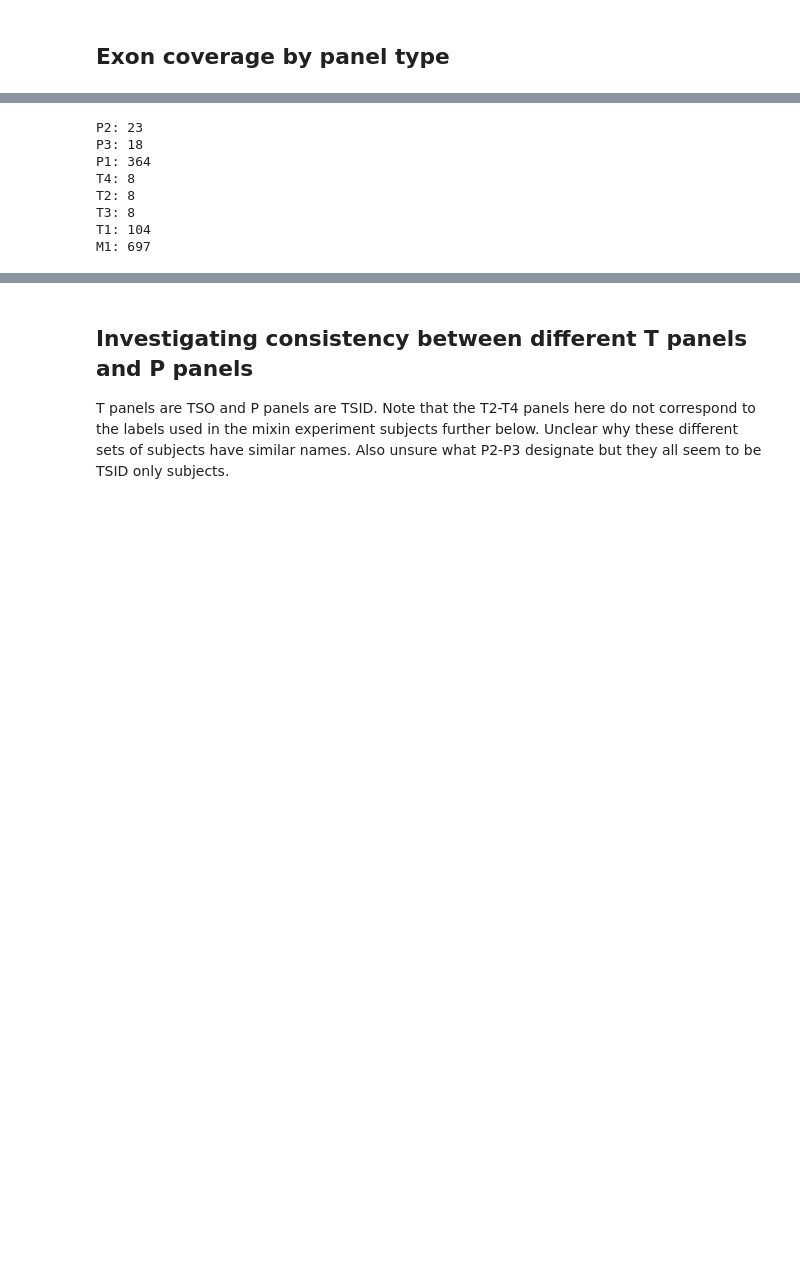
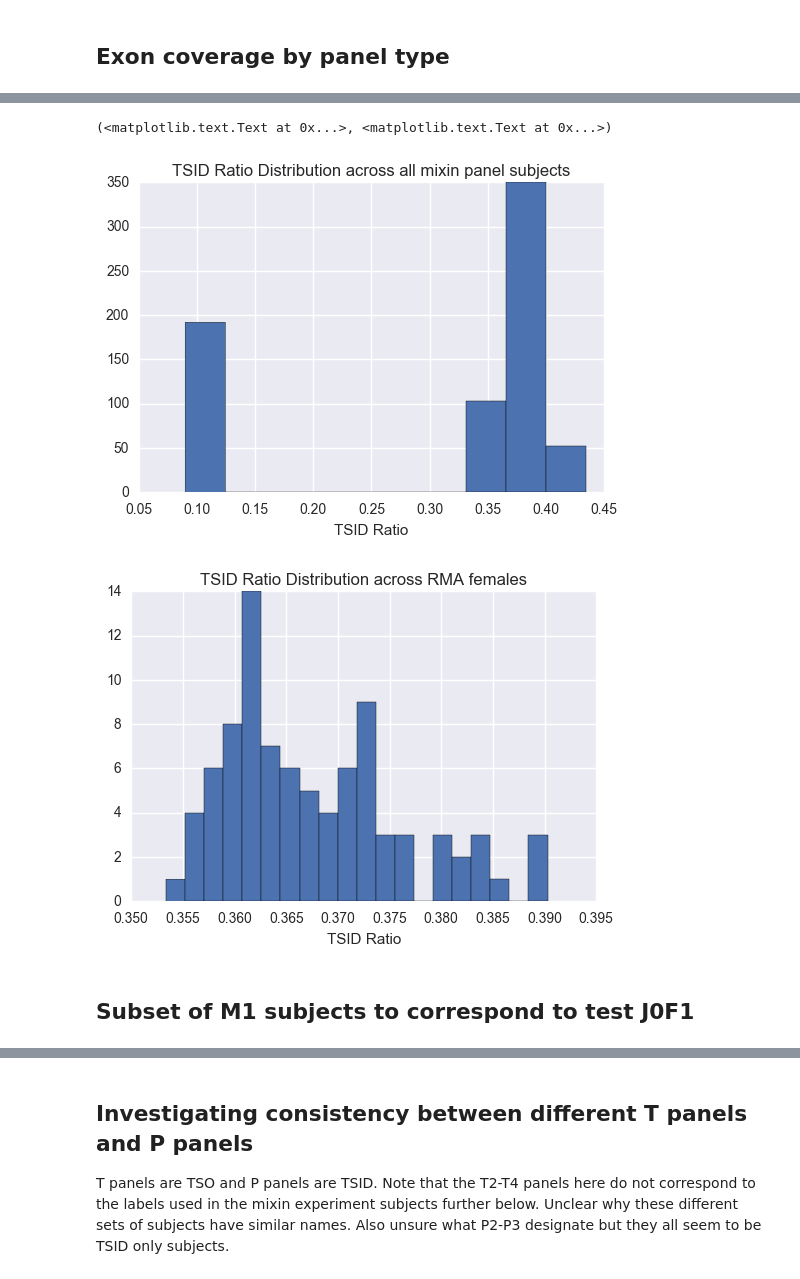
Before and after one commit to vkozareva/geneCNV, a Jupyter notebook: notebooks/tso_tsid_investigation.ipynb, the cells around one changed output, grey strips where cells are left out. Saved outputs shown, nothing was run; the diff lists cells and outputs as text; code cells hidden in the pictures; blank space fills up the shorter version.

```diff
--- a/notebooks/tso_tsid_investigation.ipynb
+++ b/notebooks/tso_tsid_investigation.ipynb
@@ -250,13 +254,14 @@ coverage_df.head()
-# %%
-# how many subjects actually included in each sequencing panel set?
-for panel, df in group_dict.items():
-    print '{}: {}'.format(panel, len(df))
-# %% [output]
-P2: 23
-P3: 18
-P1: 364
-T4: 8
-T2: 8
-T3: 8
-T1: 104
-M1: 697
+# %%
+plt.figure()
+plt.hist(coverage_df_M1.tsid_ratio)
+plt.xlabel('TSID Ratio'), plt.title('TSID Ratio Distribution across all mixin panel subjects')
+
+plt.figure()
+plt.hist(coverage_df_RMA.tsid_ratio, bins=20)
+plt.xlabel('TSID Ratio'), plt.title('TSID Ratio Distribution across RMA females')
+# %% [output]
+(<matplotlib.text.Text at 0x...>, <matplotlib.text.Text at 0x...>)
+[figure, added]
+[figure, added]
+# %% [markdown]
+## Subset of M1 subjects to correspond to test J0F1
```
Also changed, not shown: parts of 50 cells of this notebook, 1 other file.
